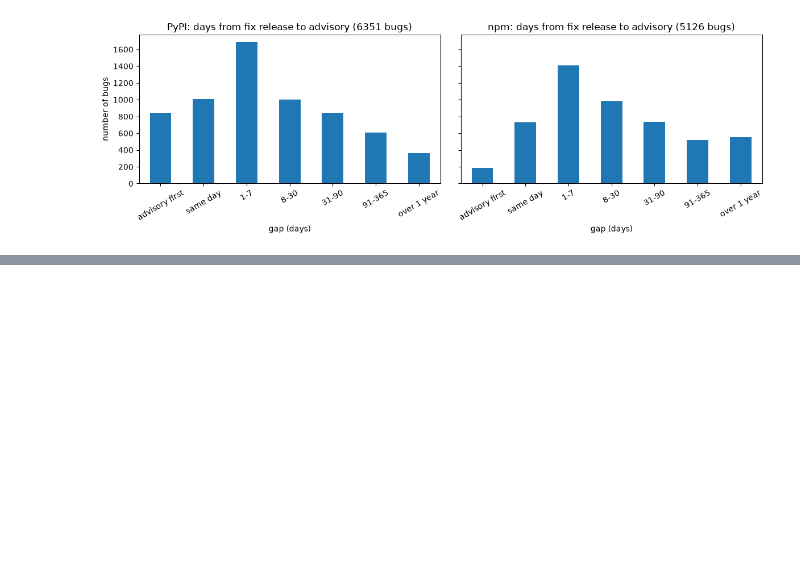
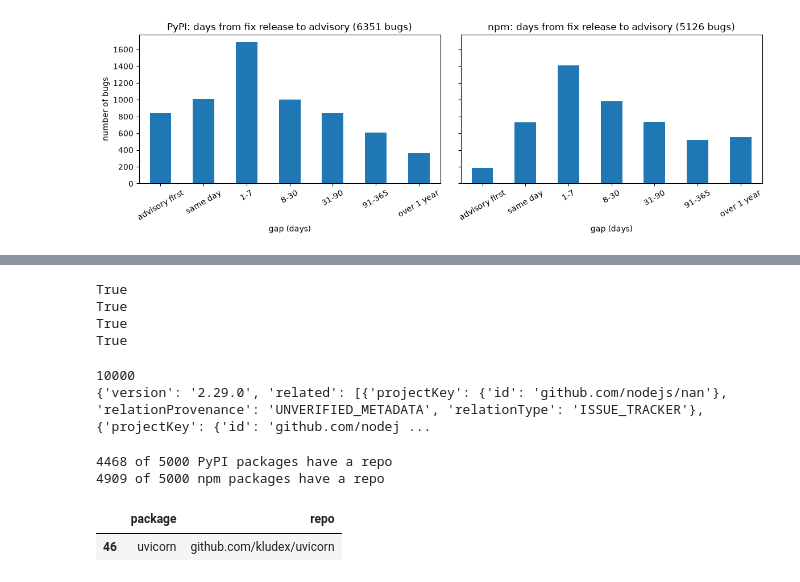
Before and after one commit to AlaeRhazouani/Augur, a Jupyter notebook: learning/02_osv_explore.ipynb, the cells around one changed output, grey strips where cells are left out. Cells and saved outputs as stored; diff of their text form; code cells hidden in the pictures; blank space fills up the shorter version.

```diff
--- a/learning/02_osv_explore.ipynb
+++ b/learning/02_osv_explore.ipynb
@@ -501,0 +604,34 @@ npm {'advisory first': 187, 'same day': 731, '1-7': 1411, '8-30': 984, '31-90':
+# %%
+def repo_from_related(related):
+    """Return the GitHub SOURCE_REPO id (like "github.com/psf/requests"), or None."""
+    result = []
+    # your code
+    for link in related :
+        if link["projectKey"]["id"].startswith("github.com/") and link["relationType"] == "SOURCE_REPO" and not link["projectKey"]["id"].startswith("github.com/sponsors/") :
+            result.append(link["projectKey"]["id"])
+    if not result :
+        return None
+    else :
+        return result[0]
+
+requests_related = [
+    {"projectKey": {"id": "github.com/psf/requests"}, "relationProvenance": "UNVERIFIED_METADATA", "relationType": "SOURCE_REPO"},
+    {"projectKey": {"id": "github.com/psf/requests"}, "relationProvenance": "PYPI_PUBLISH_ATTESTATION", "relationType": "SOURCE_REPO"},
+]
+lodash_related = [
+    {"projectKey": {"id": "github.com/lodash/lodash"}, "relationProvenance": "UNVERIFIED_METADATA", "relationType": "ISSUE_TRACKER"},
+    {"projectKey": {"id": "github.com/lodash/lodash"}, "relationProvenance": "UNVERIFIED_METADATA", "relationType": "SOURCE_REPO"},
+]
+gitlab_related = [
+    {"projectKey": {"id": "gitlab.com/foo/bar"}, "relationProvenance": "UNVERIFIED_METADATA", "relationType": "SOURCE_REPO"},
+]
+
+print(repo_from_related(requests_related) == "github.com/psf/requests")
+print(repo_from_related(lodash_related) == "github.com/lodash/lodash")
+print(repo_from_related(gitlab_related) is None)
+print(repo_from_related([]) is None)
+# %% [output]
+True
+True
+True
+True
@@ -501,0 +695,31 @@ npm {'advisory first': 187, 'same day': 731, '1-7': 1411, '8-30': 984, '31-90':
+# %%
+related_info = {}
+for eco, df in [("PyPI", pypi_top), ("npm", npm_top)]:
+    for pkg in df["package"]:
+        related_info[(eco, pkg)] = fetch_related_projects(eco, pkg)
+# %%
+print(len(related_info))
+print(related_info[("npm", "nan")])
+# %% [output]
+10000
+{'version': '2.29.0', 'related': [{'projectKey': {'id': 'github.com/nodejs/nan'}, 'relationProvenance': 'UNVERIFIED_METADATA', 'relationType': 'ISSUE_TRACKER'}, {'projectKey': {'id': 'github.com/nodej ...
+# %%
+def repo_for(ecosystem, package):
+    key = (ecosystem, package)
+    info = related_info.get(key, {})
+    lst = info.get("related", [])
+    return repo_from_related(lst)
+# %%
+pypi_top["repo"] = [repo_for("PyPI", pkg) for pkg in pypi_top["package"]]
+npm_top["repo"] = [repo_for("npm", pkg) for pkg in npm_top["package"]]
+
+print(pypi_top["repo"].notna().sum(), "of", len(pypi_top), "PyPI packages have a repo")
+print(npm_top["repo"].notna().sum(), "of", len(npm_top), "npm packages have a repo")
+# %% [output]
+4468 of 5000 PyPI packages have a repo
+4909 of 5000 npm packages have a repo
+# %%
+pypi_top[pypi_top["package"] == "uvicorn"][["package", "repo"]]
+# %% [output]
+|  | package | repo |
+| 46 | uvicorn | github.com/kludex/uvicorn |
```
Also changed, not shown: parts of 7 cells of this notebook, 1 other file.
